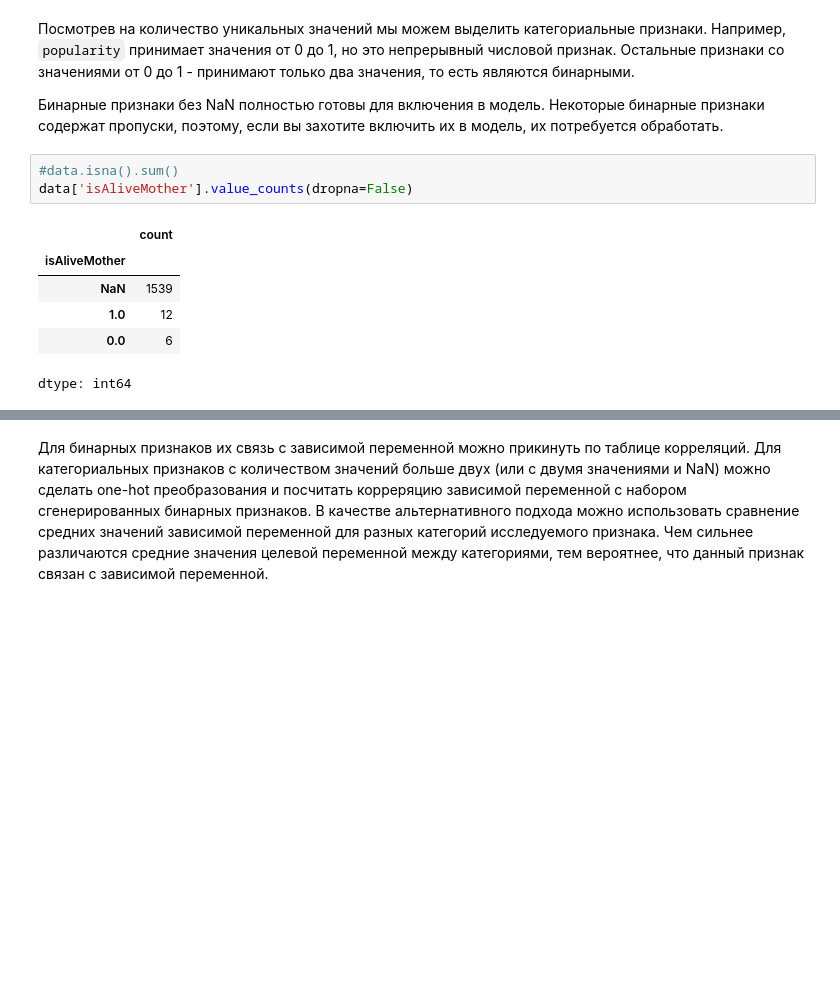
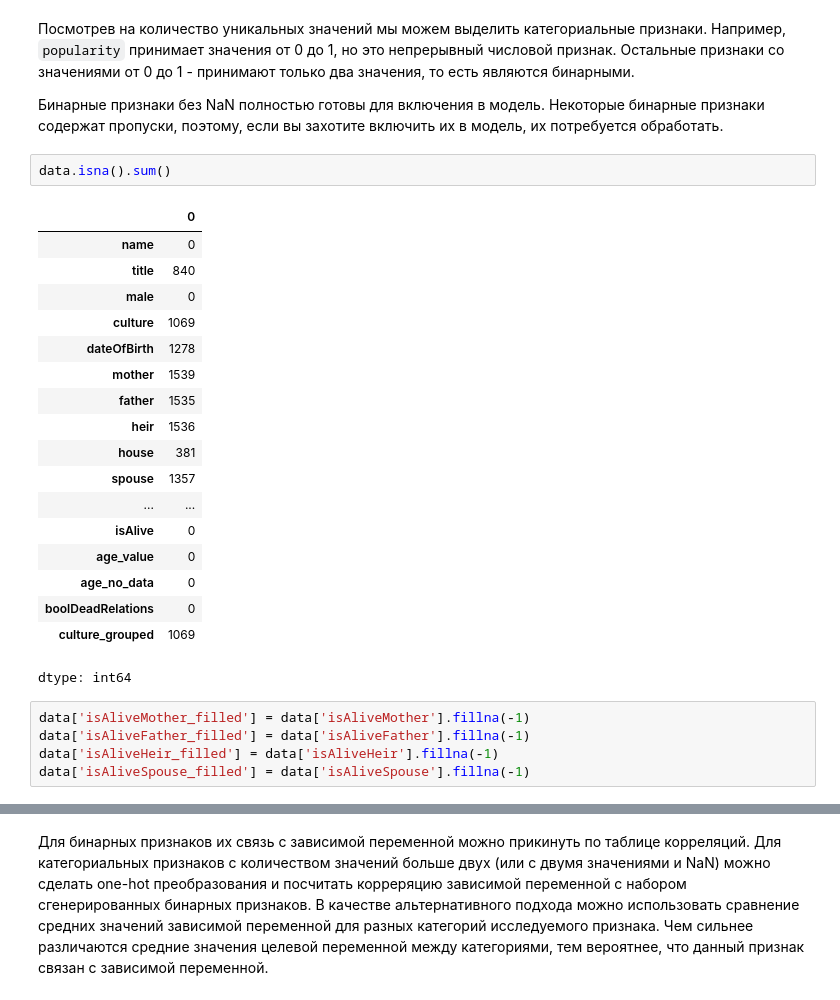
Before and after one commit to sxssbw/dl_sem_1_fall, a Jupyter notebook: week_01_ml_intro/Homework/hw_1_game_of_thrones.ipynb, the cells around one changed output, grey strips where cells are left out. Saved outputs shown, nothing was run; the diff lists cells and outputs as text; blank space fills up the shorter version.

```diff
--- a/week_01_ml_intro/Homework/hw_1_game_of_thrones.ipynb
+++ b/week_01_ml_intro/Homework/hw_1_game_of_thrones.ipynb
@@ -465,13 +465,29 @@ data.describe(include = 'number').T[['count', 'min', 'max']].assign(N_unique_val
 Посмотрев на количество уникальных значений мы можем выделить категориальные признаки. Например, `popularity` принимает значения от 0 до 1, но это непрерывный числовой признак. Остальные признаки со значениями от 0 до 1 - принимают только два значения, то есть являются бинарными.
 
 Бинарные признаки без NaN полностью готовы для включения в модель. Некоторые бинарные признаки содержат пропуски, поэтому, если вы захотите включить их в модель, их потребуется обработать.
-# %%
-#data.isna().sum()
-data['isAliveMother'].value_counts(dropna=False)
-# %% [output]
-|  | count |
-| isAliveMother |  |
-| NaN | 1539 |
-| 1.0 | 12 |
-| 0.0 | 6 |
-dtype: int64
+# %%
+data.isna().sum()
+# %% [output]
+|  | 0 |
+| name | 0 |
+| title | 840 |
+| male | 0 |
+| culture | 1069 |
+| dateOfBirth | 1278 |
+| mother | 1539 |
+| father | 1535 |
+| heir | 1536 |
+| house | 381 |
+| spouse | 1357 |
+| ... | ... |
+| isAlive | 0 |
+| age_value | 0 |
+| age_no_data | 0 |
+| boolDeadRelations | 0 |
+| culture_grouped | 1069 |
+dtype: int64
+# %%
+data['isAliveMother_filled'] = data['isAliveMother'].fillna(-1)
+data['isAliveFather_filled'] = data['isAliveFather'].fillna(-1)
+data['isAliveHeir_filled'] = data['isAliveHeir'].fillna(-1)
+data['isAliveSpouse_filled'] = data['isAliveSpouse'].fillna(-1)
```
Also changed, not shown: parts of 3 cells of this notebook.
